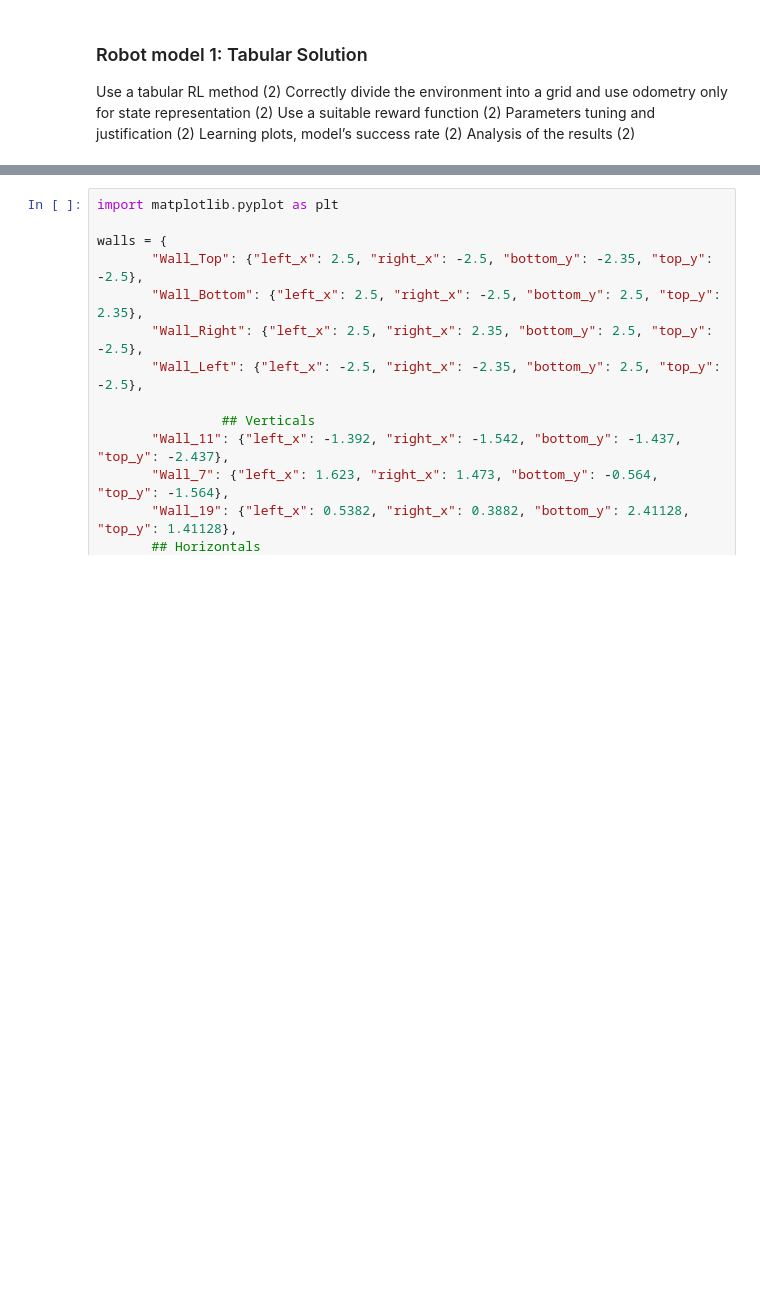
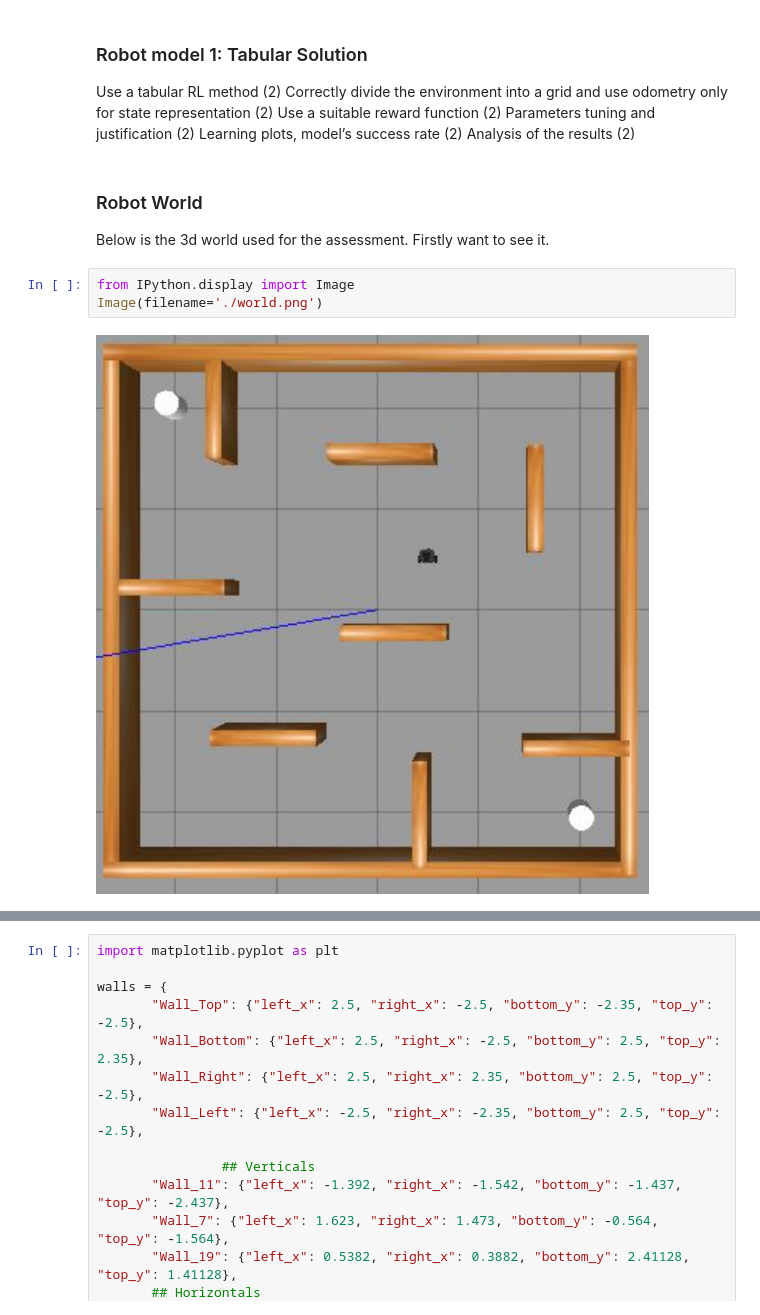
Before and after one commit to hakbar0/robotics-assessment-2, a Jupyter notebook: Assessment 2.ipynb, the cells around one changed output, grey strips where cells are left out. Drawn from its saved outputs; the diff is of its cells as text; blank space fills up the shorter version.

```diff
--- a/Assessment 2.ipynb
+++ b/Assessment 2.ipynb
@@ -24,3 +24,13 @@ Use a suitable reward function (2)
 Parameters tuning and justification (2)
 Learning plots, model’s success rate (2)
 Analysis of the results (2)
+# %% [markdown]
+### Robot World
+
+Below is the 3d world used for the assessment.
+Firstly want to see it.
+# %%
+from IPython.display import Image
+Image(filename='./world.png')
+# %% [output]
+[figure, added]
```
Also changed, not shown: parts of 13 cells of this notebook, 1 other file.
